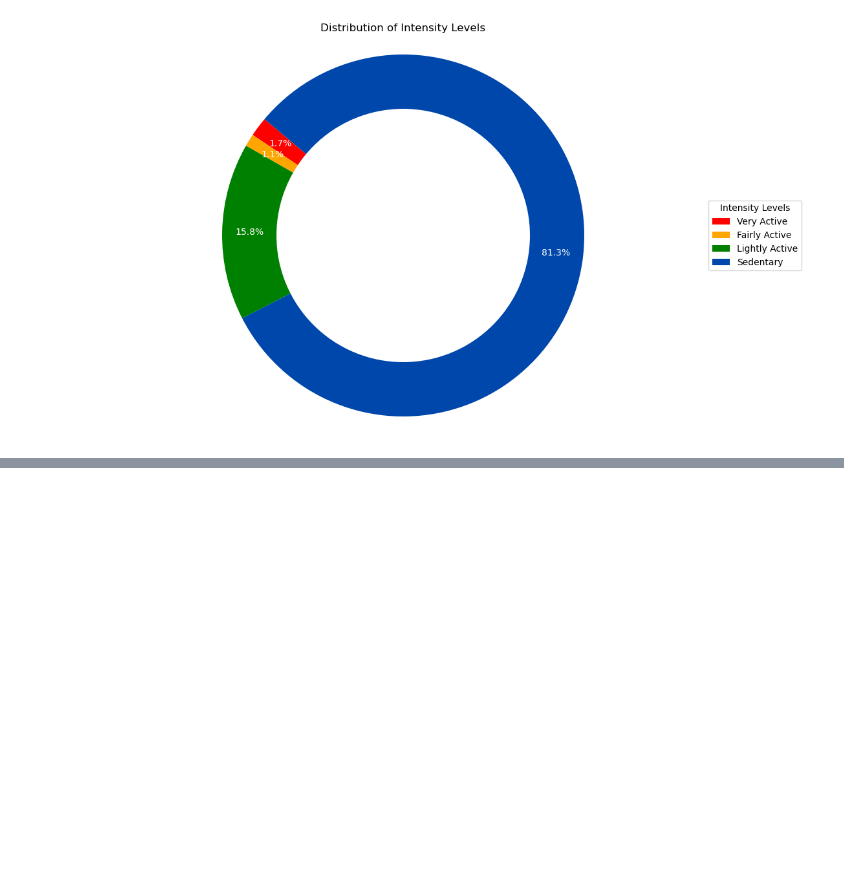
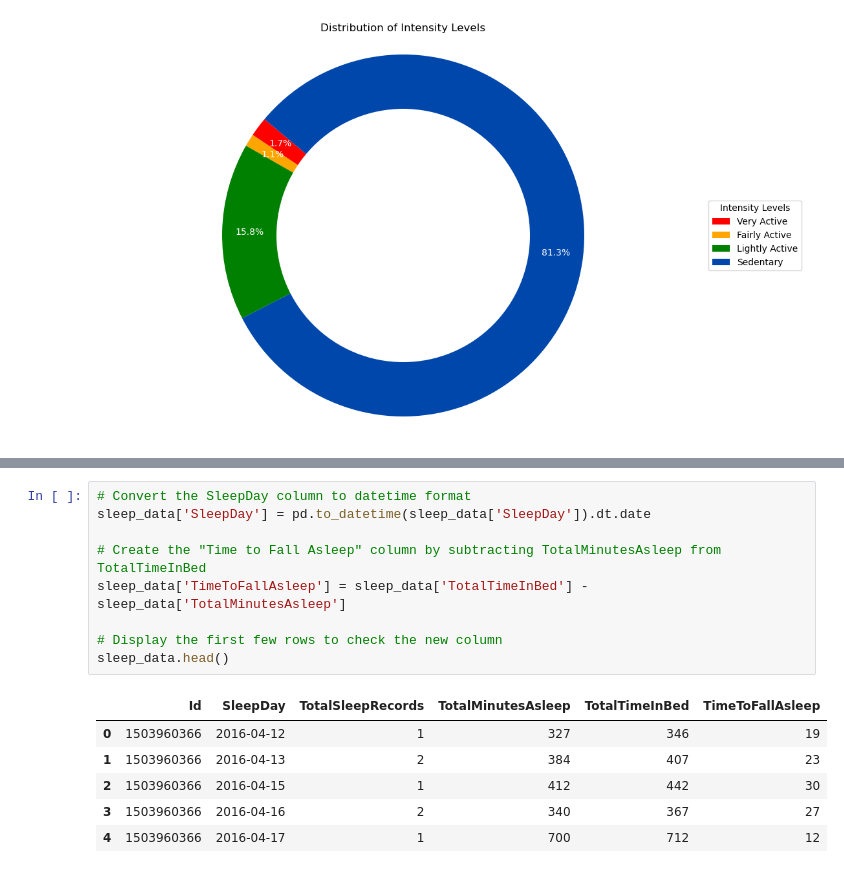
Before and after one commit to Enimien/project_1_healthcare, a Jupyter notebook: Yunnan/Untitled.ipynb, the cells around one changed output, grey strips where cells are left out. Drawn from its saved outputs; the diff is of its cells as text; blank space fills up the shorter version.

```diff
--- a/Yunnan/Untitled.ipynb
+++ b/Yunnan/Untitled.ipynb
@@ -84,0 +107,16 @@ plt.show()
+# %%
+# Convert the SleepDay column to datetime format
+sleep_data['SleepDay'] = pd.to_datetime(sleep_data['SleepDay']).dt.date
+
+# Create the "Time to Fall Asleep" column by subtracting TotalMinutesAsleep from TotalTimeInBed
+sleep_data['TimeToFallAsleep'] = sleep_data['TotalTimeInBed'] - sleep_data['TotalMinutesAsleep']
+
+# Display the first few rows to check the new column
+sleep_data.head()
+# %% [output]
+|  | Id | SleepDay | TotalSleepRecords | TotalMinutesAsleep | TotalTimeInBed | TimeToFallAsleep |
+| 0 | 1503960366 | 2016-04-12 | 1 | 327 | 346 | 19 |
+| 1 | 1503960366 | 2016-04-13 | 2 | 384 | 407 | 23 |
+| 2 | 1503960366 | 2016-04-15 | 1 | 412 | 442 | 30 |
+| 3 | 1503960366 | 2016-04-16 | 2 | 340 | 367 | 27 |
+| 4 | 1503960366 | 2016-04-17 | 1 | 700 | 712 | 12 |
```
Also changed, not shown: parts of 7 cells of this notebook.
